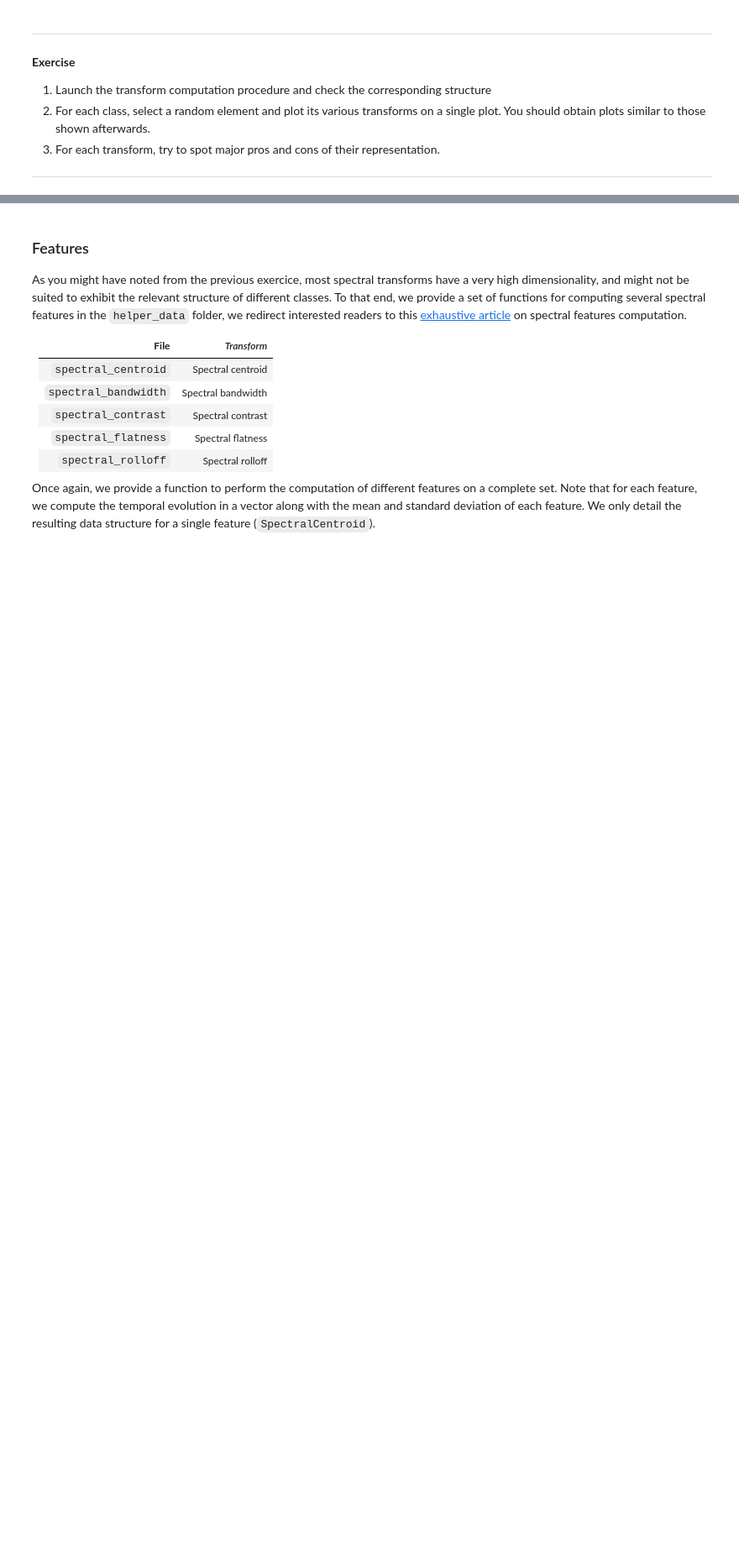
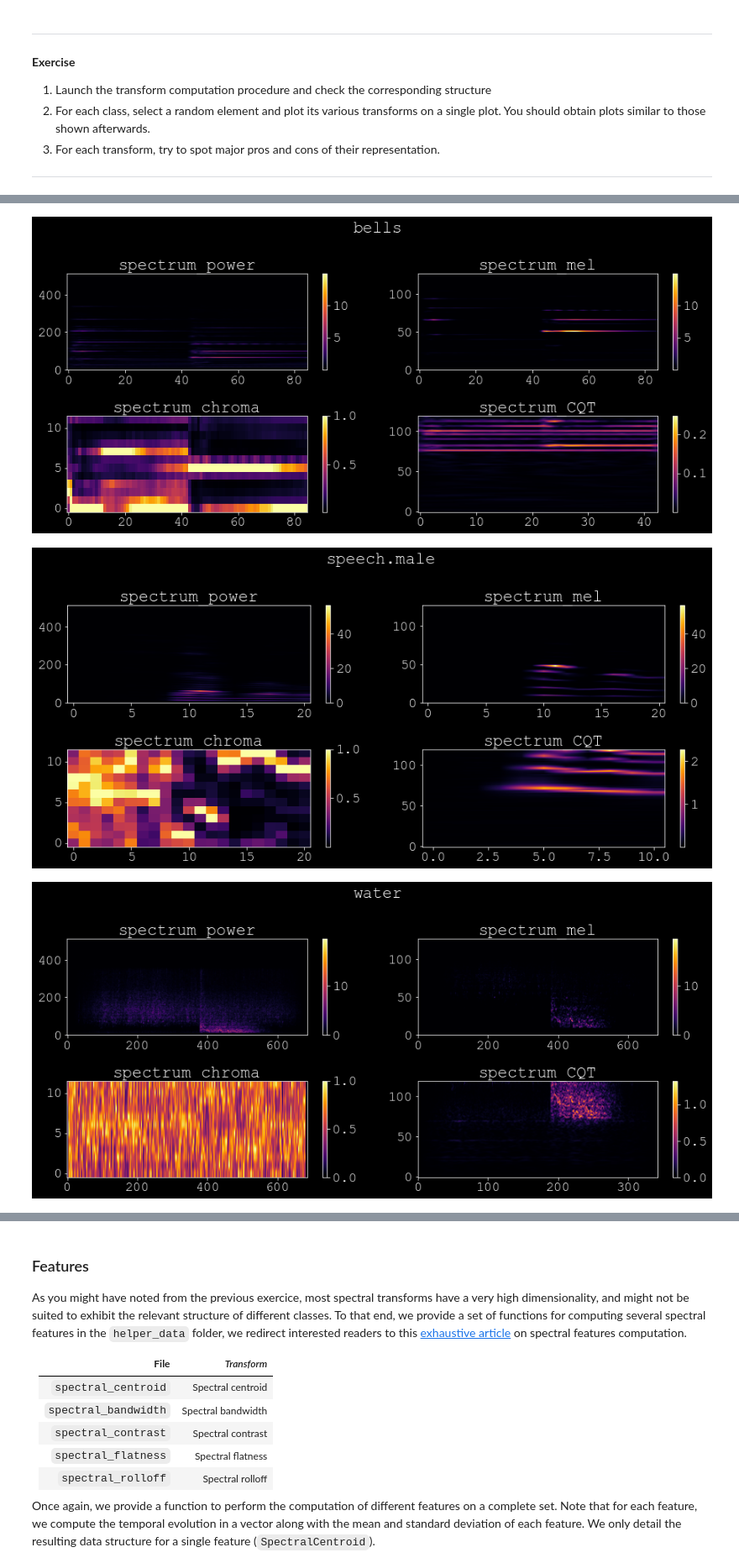
Before and after one commit to iamvcrx/Victor-BIGAND-atiam_ml, a Jupyter notebook: 01a_machine_learning.ipynb, the cells around one changed output, grey strips where cells are left out. Shown at 84% size. Cells and saved outputs as stored; diff of their text form; code cells hidden in the pictures; blank space fills up the shorter version.

```diff
--- a/01a_machine_learning.ipynb
+++ b/01a_machine_learning.ipynb
@@ -246,6 +247,12 @@ data_struct = import_dataset(class_path, 'classification');
 # %%
 #%% Q-0.1.2 - Count function to print the number of examples
 
-######################
-# YOUR CODE GOES HERE
-######################
+class_counter = np.zeros(len(data_struct["class_names"]),dtype=int)
+for i in range(len(data_struct["class_names"])) :
+    for j in data_struct["classes"] :
+        if j == i :
+            class_counter[i] += 1
+# %%
+for i in range(len(class_counter)) :
+    print("{class_name:} : {number_of_files:} files".format(class_name=data_struct["class_names"][i],number_of_files=class_counter[i]))
+print("total : {sum:} files".format(sum=np.sum(class_counter)))
@@ -305,0 +327,60 @@ hdr_plot_style()
+# %%
+#%% Q-0.2.2 - Plot the various transforms
+
+# Just a little helper to make your figures pretty
+from helper_plot import hdr_plot_style
+hdr_plot_style()
+
+j = 0   #indice du fichier observé
+
+for i in range(len(data_struct["class_names"])) :
+    fig = plt.figure(figsize=(13,6))
+    ax1 = fig.add_subplot(221)
+    ax2 = fig.add_subplot(222)
+    ax3 = fig.add_subplot(223)
+    ax4 = fig.add_subplot(224)
+
+    img1 = ax1.imshow(data_struct["spectrum_power"][j],
+        cmap="inferno" ,
+        interpolation = "bilinear",
+        aspect="auto" ,
+        origin="lower")
+
+    fig.colorbar(img1,ax=ax1)
+    ax1.set_title(r"spectrum_power")
+
+    img2 = ax2.imshow(data_struct["spectrum_mel"][j],
+        cmap="inferno" ,
+        interpolation = "bilinear",
+        aspect="auto" ,
+        origin="lower")
+
+    fig.colorbar(img1,ax=ax2)
+    ax2.set_title("spectrum_mel")
+
+    img3 = ax3.imshow(data_struct["spectrum_chroma"][j],
+        cmap="inferno" ,
+        aspect="auto" ,
+        origin="lower")
+
+    fig.colorbar(img3,ax=ax3)
+    ax3.set_title("spectrum_chroma")
+
+    img4 = ax4.imshow(data_struct["spectrum_CQT"][j],
+        cmap="inferno" ,
+        interpolation = "bilinear",
+        aspect="auto" ,
+        origin="lower")
+
+    fig.colorbar(img4,ax=ax4)
+    ax4.set_title("spectrum_CQT")
+
+    plt.suptitle("{class_name:}".format(class_name=data_struct['class_names'][i]))
+
+    j += class_counter[i]
+
+    fig.tight_layout()
+# %% [output]
+[figure, added]
+[figure, added]
+[figure, added]
```
Also changed, not shown: parts of 21 cells of this notebook.
